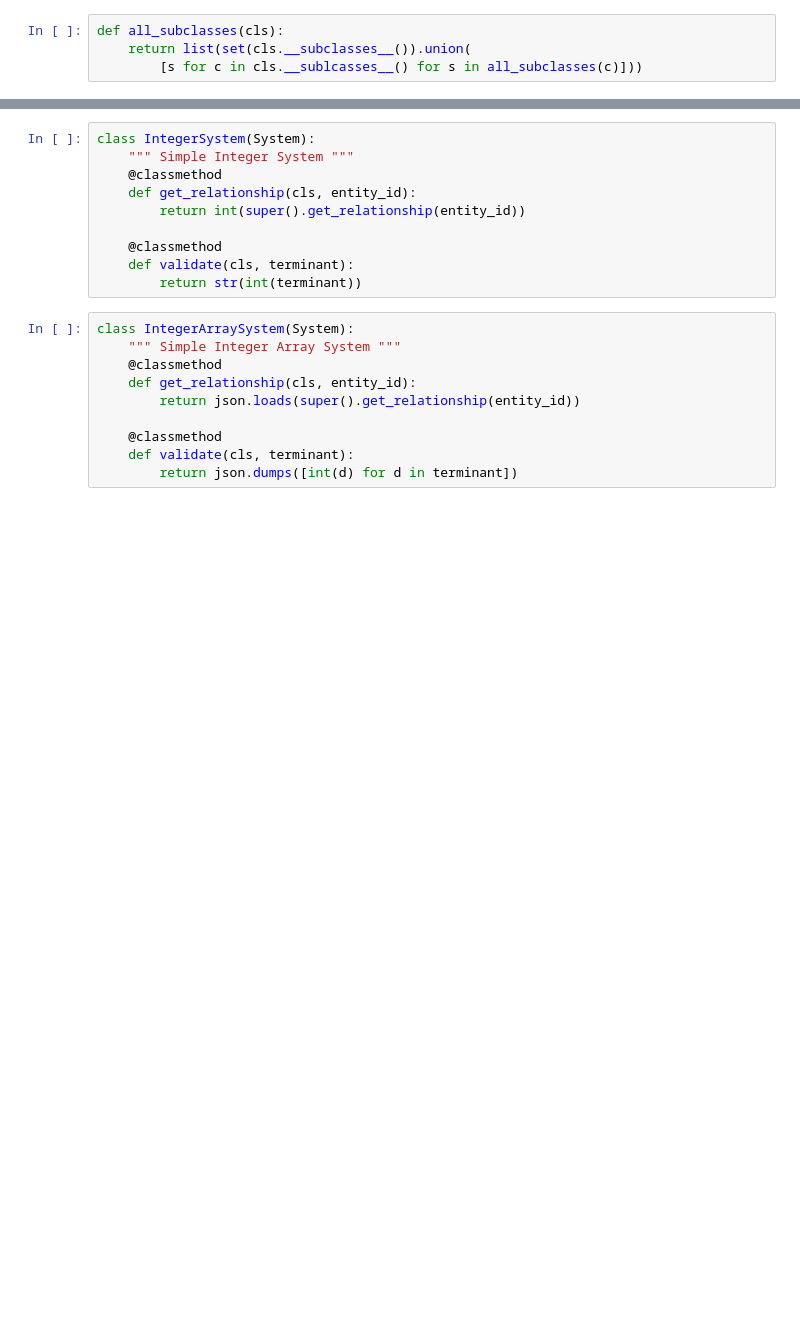
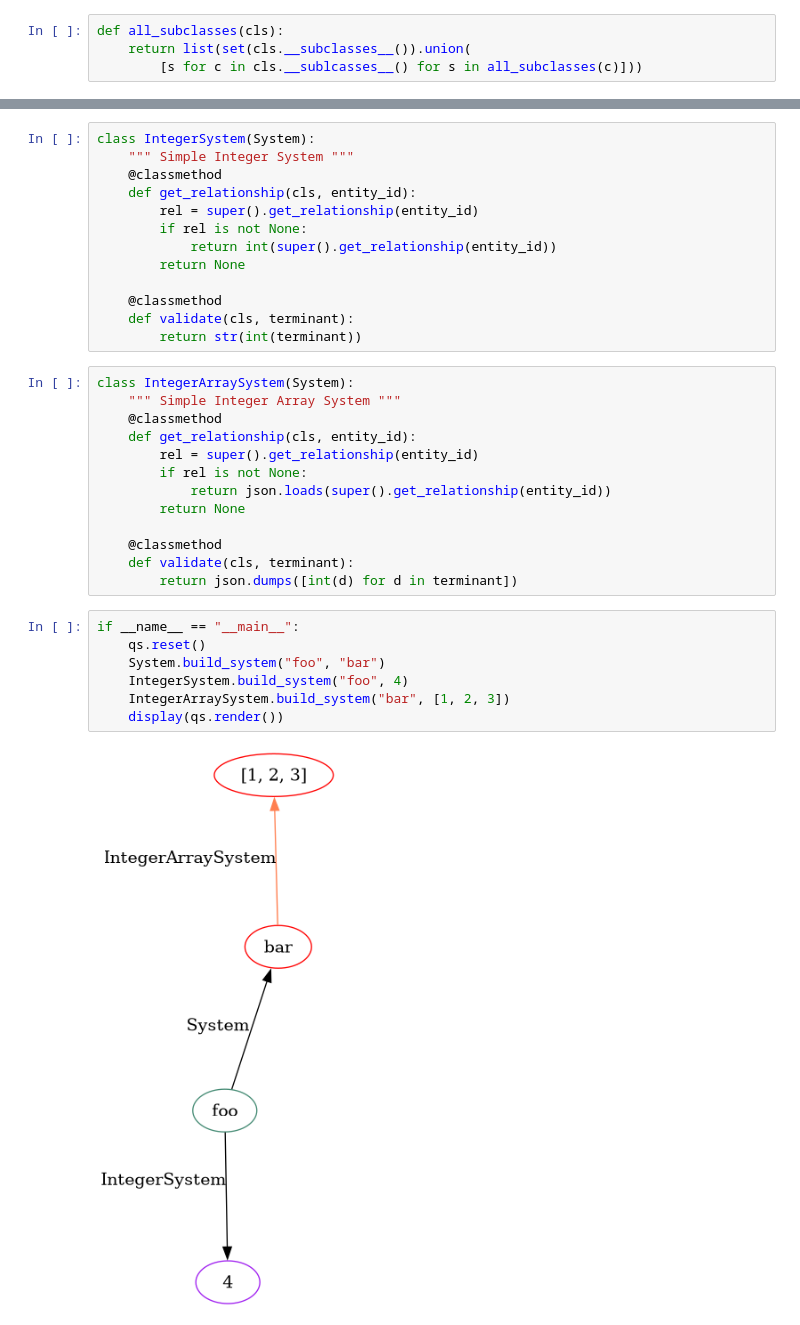
Before and after one commit to MakUrSpace/harmony, a Jupyter notebook: harmony/dma/quantumsystem.ipynb, the cells around one changed output, grey strips where cells are left out. Saved outputs shown, nothing was run; the diff lists cells and outputs as text; blank space fills up the shorter version.

```diff
--- a/harmony/dma/quantumsystem.ipynb
+++ b/harmony/dma/quantumsystem.ipynb
@@ -390,7 +385,10 @@ class IntegerSystem(System):
     """ Simple Integer System """
     @classmethod
     def get_relationship(cls, entity_id):
-        return int(super().get_relationship(entity_id))
+        rel = super().get_relationship(entity_id)
+        if rel is not None:
+            return int(super().get_relationship(entity_id))
+        return None
 
     @classmethod
     def validate(cls, terminant):
@@ -400,8 +398,20 @@ class IntegerArraySystem(System):
     """ Simple Integer Array System """
     @classmethod
     def get_relationship(cls, entity_id):
-        return json.loads(super().get_relationship(entity_id))
+        rel = super().get_relationship(entity_id)
+        if rel is not None:
+            return json.loads(super().get_relationship(entity_id))
+        return None
 
     @classmethod
     def validate(cls, terminant):
         return json.dumps([int(d) for d in terminant])
+# %%
+if __name__ == "__main__":
+    qs.reset()
+    System.build_system("foo", "bar")
+    IntegerSystem.build_system("foo", 4)
+    IntegerArraySystem.build_system("bar", [1, 2, 3])
+    display(qs.render())
+# %% [output]
+[figure, added]
```
Also changed, not shown: parts of 6 cells of this notebook, 11 other files.
